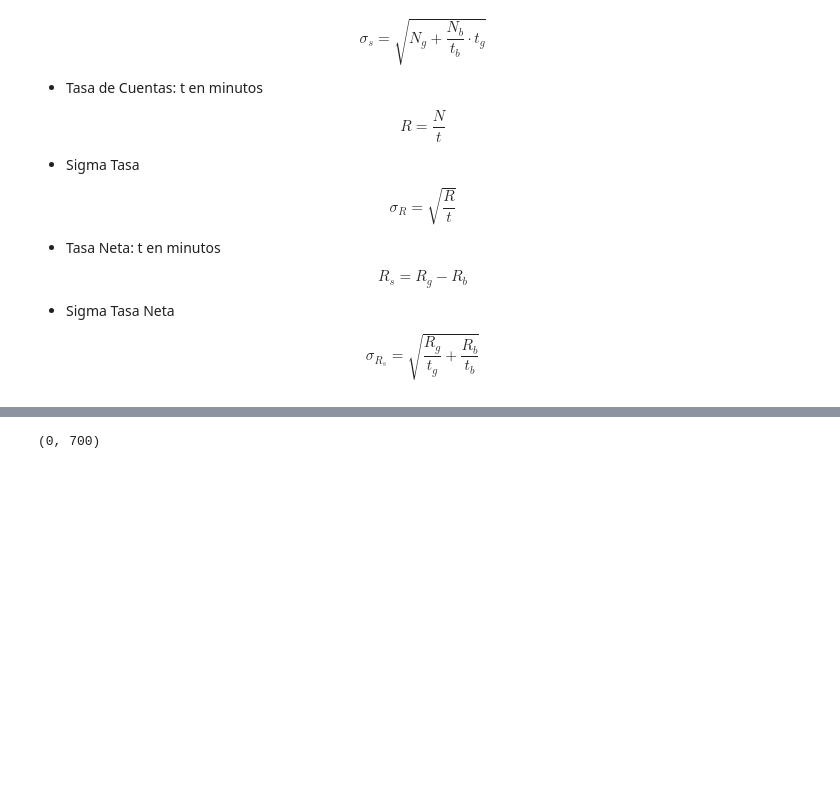
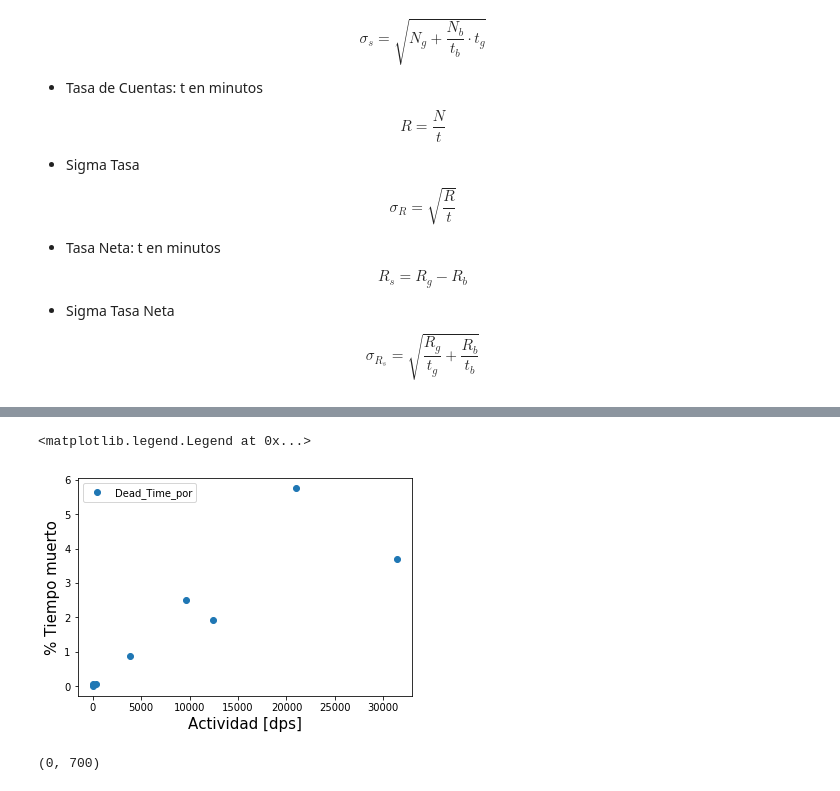
Before and after one commit to andreapy/Well--counter, a Jupyter notebook: Datos-Fondo.ipynb, the cells around one changed output, grey strips where cells are left out. Cells and saved outputs as stored; diff of their text form; code cells hidden in the pictures; blank space fills up the shorter version.

```diff
--- a/Datos-Fondo.ipynb
+++ b/Datos-Fondo.ipynb
@@ -179,3 +192,12 @@ plt.legend()
+# %%
+plt.plot(Actividad_dps,dt['Dead_Time_por'],'o')
+
+plt.xlabel(r'Actividad [dps]',size=15)
+plt.ylabel(r'% Tiempo muerto',size=15)
+plt.legend()
+# %% [output]
+<matplotlib.legend.Legend at 0x...>
+[figure, added]
 # %%
 table = df.pivot(index ='Channel',columns ='RN')
 #table.columns
```
Also changed, not shown: parts of 3 cells of this notebook, 3 other files.
